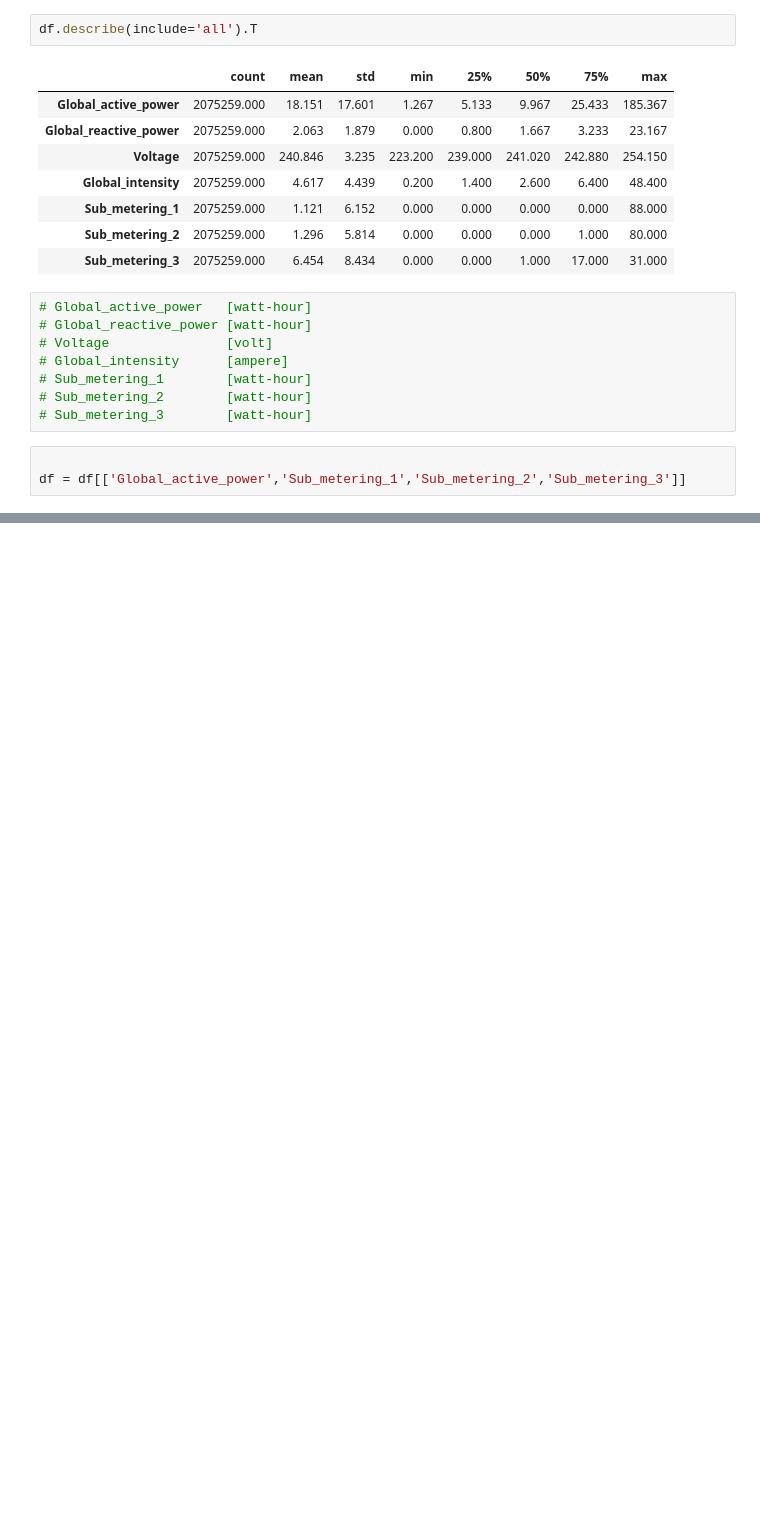
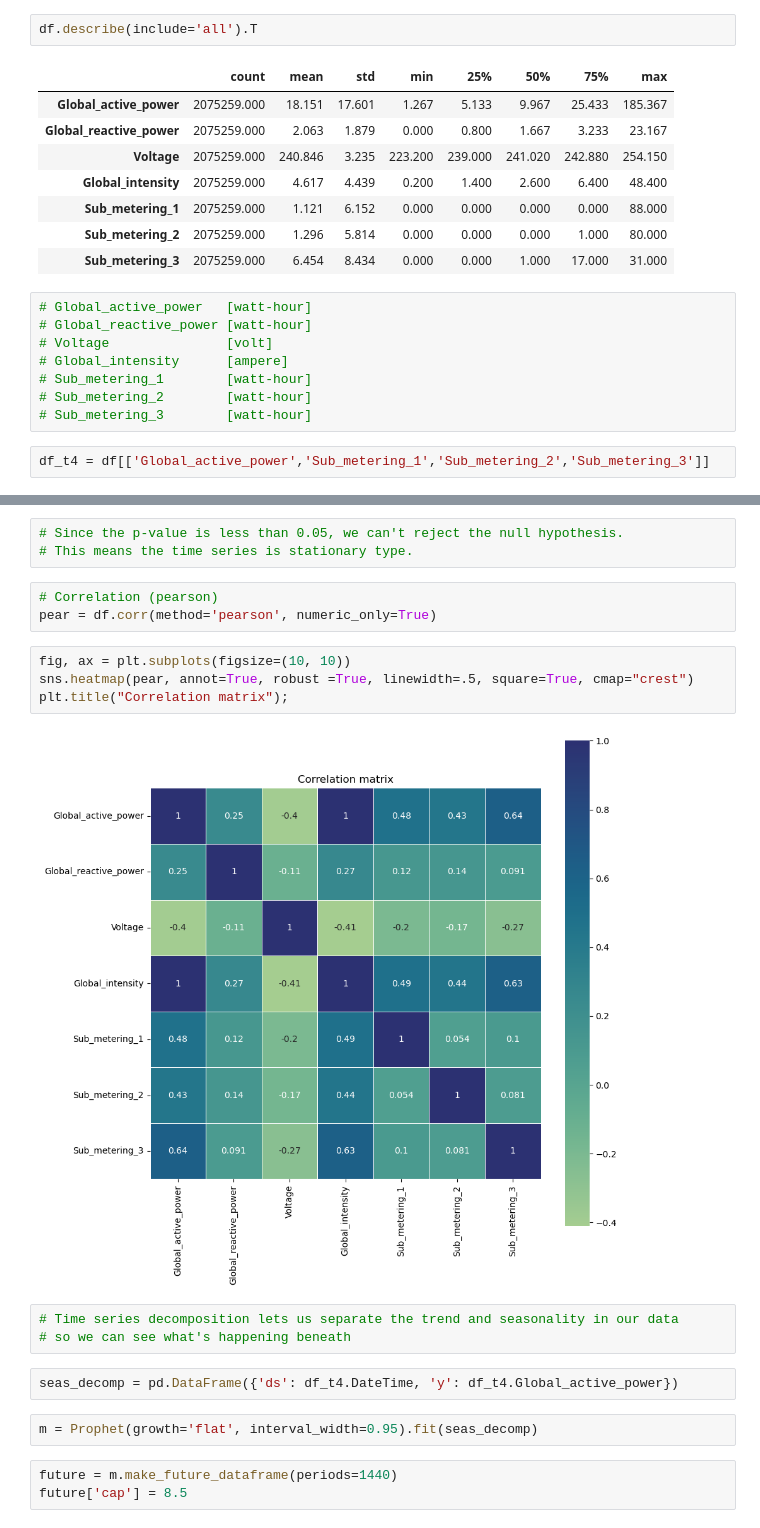
Before and after one commit to infoshareacademy/jdszr12-git_squad, a Jupyter notebook: ml_projekt/ml_project.ipynb, the cells around one changed output, grey strips where cells are left out. Cells and saved outputs as stored; diff of their text form; blank space fills up the shorter version.

Commit message:
Season Decomposition, CV, metrics

```diff
--- a/ml_projekt/ml_project.ipynb
+++ b/ml_projekt/ml_project.ipynb
@@ -179,5 +198,4 @@ df.describe(include='all').T
 # Sub_metering_2        [watt-hour]
 # Sub_metering_3        [watt-hour]
 # %%
-
-df = df[['Global_active_power','Sub_metering_1','Sub_metering_2','Sub_metering_3']]
+df_t4 = df[['Global_active_power','Sub_metering_1','Sub_metering_2','Sub_metering_3']]
@@ -183,0 +224,22 @@ df = df[['Global_active_power','Sub_metering_1','Sub_metering_2','Sub_metering_3
+# %%
+# Since the p-value is less than 0.05, we can't reject the null hypothesis.
+# This means the time series is stationary type.
+# %%
+# Correlation (pearson)
+pear = df.corr(method='pearson', numeric_only=True)
+# %%
+fig, ax = plt.subplots(figsize=(10, 10))
+sns.heatmap(pear, annot=True, robust =True, linewidth=.5, square=True, cmap="crest")
+plt.title("Correlation matrix");
+# %% [output]
+[figure, added]
+# %%
+# Time series decomposition lets us separate the trend and seasonality in our data
+# so we can see what's happening beneath
+# %%
+seas_decomp = pd.DataFrame({'ds': df_t4.DateTime, 'y': df_t4.Global_active_power})
+# %%
+m = Prophet(growth='flat', interval_width=0.95).fit(seas_decomp)
+# %%
+future = m.make_future_dataframe(periods=1440)
+future['cap'] = 8.5
```
Also changed, not shown: parts of 18 cells of this notebook.
